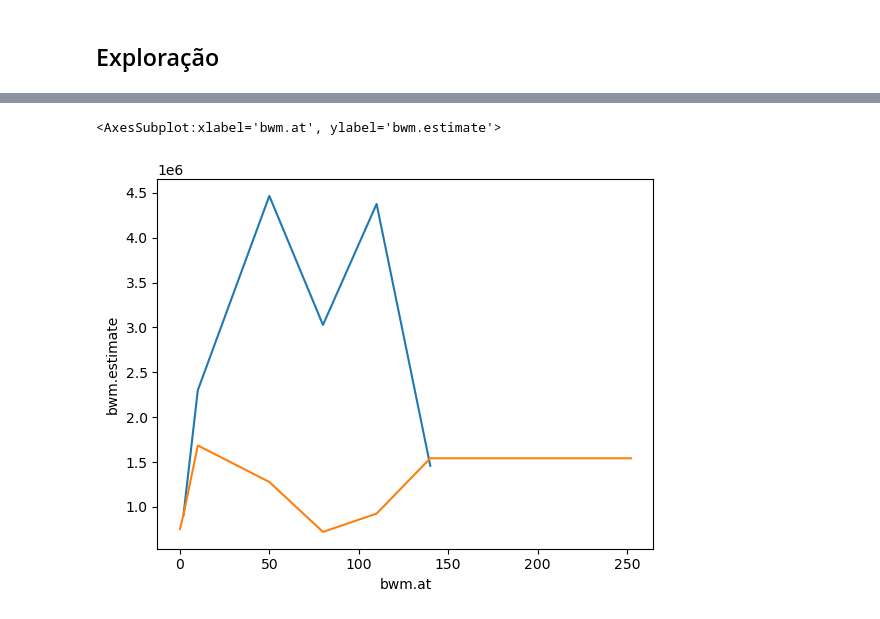
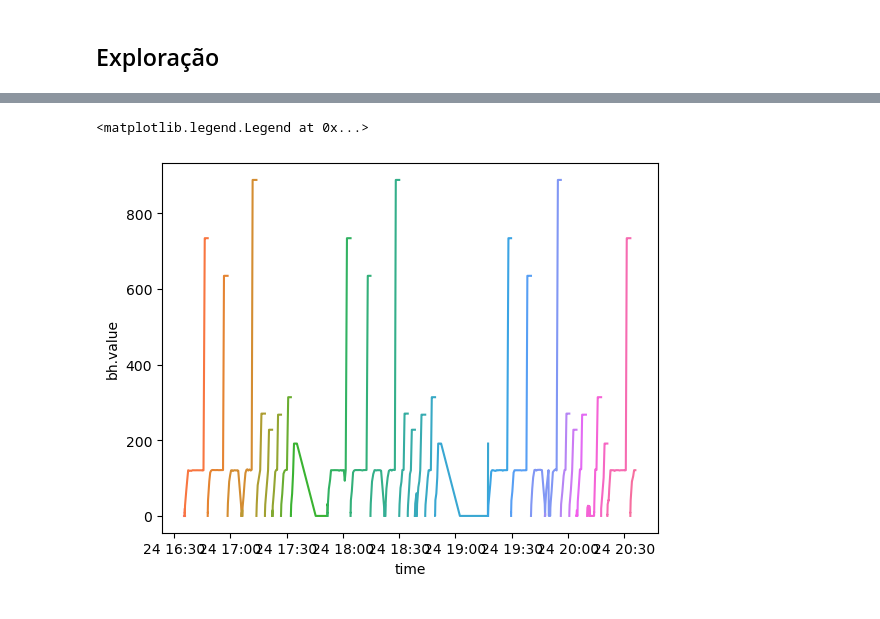
Before and after one commit to intrig-unicamp/hackathon5G, a Jupyter notebook: datasets/youtube-qoe.ipynb, the cells around one changed output, grey strips where cells are left out. Drawn from its saved outputs; the diff is of its cells as text; code cells hidden in the pictures.

Commit message:
finalize youtube-qoe notebook

```diff
--- a/datasets/youtube-qoe.ipynb
+++ b/datasets/youtube-qoe.ipynb
@@ -279,0 +267,8 @@ len(t_api_stats_qoe_pcap)
+# %%
+ytDf = pd.DataFrame(extract_queryparams_from_urls(api_stats_qoe_pcap))
+
+ytDf[array_fields] = ytDf[array_fields].apply(lambda x: x.apply(lambda y: youtube_qoe_column_transform(x.name, y)))
+
+pd_insert_beside(ytDf, 'first_packet_time', ytDf.groupby('cpn').time.transform(lambda group: group.min()))
+ytDf.drop('time', axis=1, inplace=True)
+non_array_fields = [ c for c in ytDf.columns if c not in array_fields]
@@ -279,0 +298,17 @@ len(t_api_stats_qoe_pcap)
+# %%
+def explode_column_and_match_at(df, column_names):
+    out = pd.DataFrame({ 'cpn': [], 'seq': [], 'at': [] })
+
+    for c in column_names:
+        exploded = df.explode(c)[['cpn', 'seq', c]]
+
+        other_columns = exploded.drop(columns=[c]).reset_index(drop=True)
+        c_columns = pd.json_normalize(exploded[c]).add_prefix(f'{c}.').rename(columns={f'{c}.at': 'at'})
+        other_columns[list(c_columns)] = c_columns
+
+        out = pd.merge(out, other_columns.dropna(), on=['cpn', 'seq', 'at'], how='outer')
+
+    return out
+# %%
+exploded_and_matched_at = explode_column_and_match_at(ytDf, array_fields)
+exploded_and_matched_at
@@ -279,0 +331,7 @@ len(t_api_stats_qoe_pcap)
+# %%
+ytDf = pd.merge(ytDf[non_array_fields], exploded_and_matched_at, on=['cpn', 'seq'], how='inner')
+ytDf.insert(0, 'session_time', ytDf.pop('at'))
+ytDf.insert(0, 'time_seconds', ytDf.pop('first_packet_time').astype(int) / 10**9 + ytDf.session_time)
+ytDf.insert(0, 'time', pd.to_datetime(ytDf.time_seconds, unit='s'))
+
+ytDf.sort_values('time', inplace=True, ignore_index=True)
@@ -497,6 +406,6 @@ bwm_df['bwm.estimate'] = bwm_df['bwm.downloaded_bytes'] / bwm_df['bwm.seconds_to
-# %%
-sns.lineplot(data=bwm_df, x='bwm.at', y='bwm.estimate')
-sns.lineplot(data=bwe_df, x='bwe.at', y='bwe.value')
-# %% [output]
-<AxesSubplot:xlabel='bwm.at', ylabel='bwm.estimate'>
-[figure, removed]
+# %%
+g = sns.lineplot(data=ytDf[-762:], x='time', y='bh.value', hue='cpn')
+g.legend([],[], frameon=False)
+# %% [output]
+<matplotlib.legend.Legend at 0x...>
+[figure, added]
```
Also changed, not shown: parts of 42 cells of this notebook, 1 other file.
